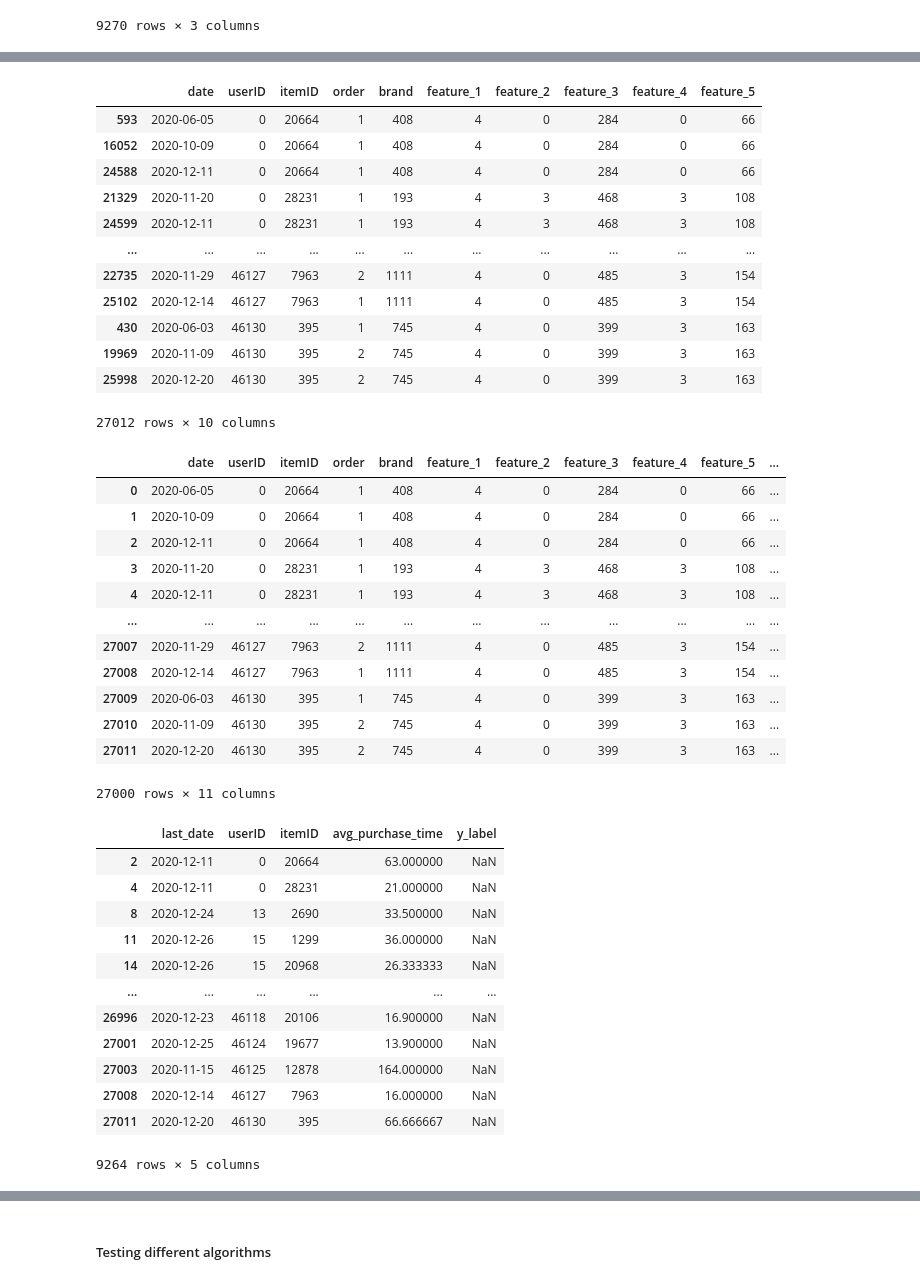
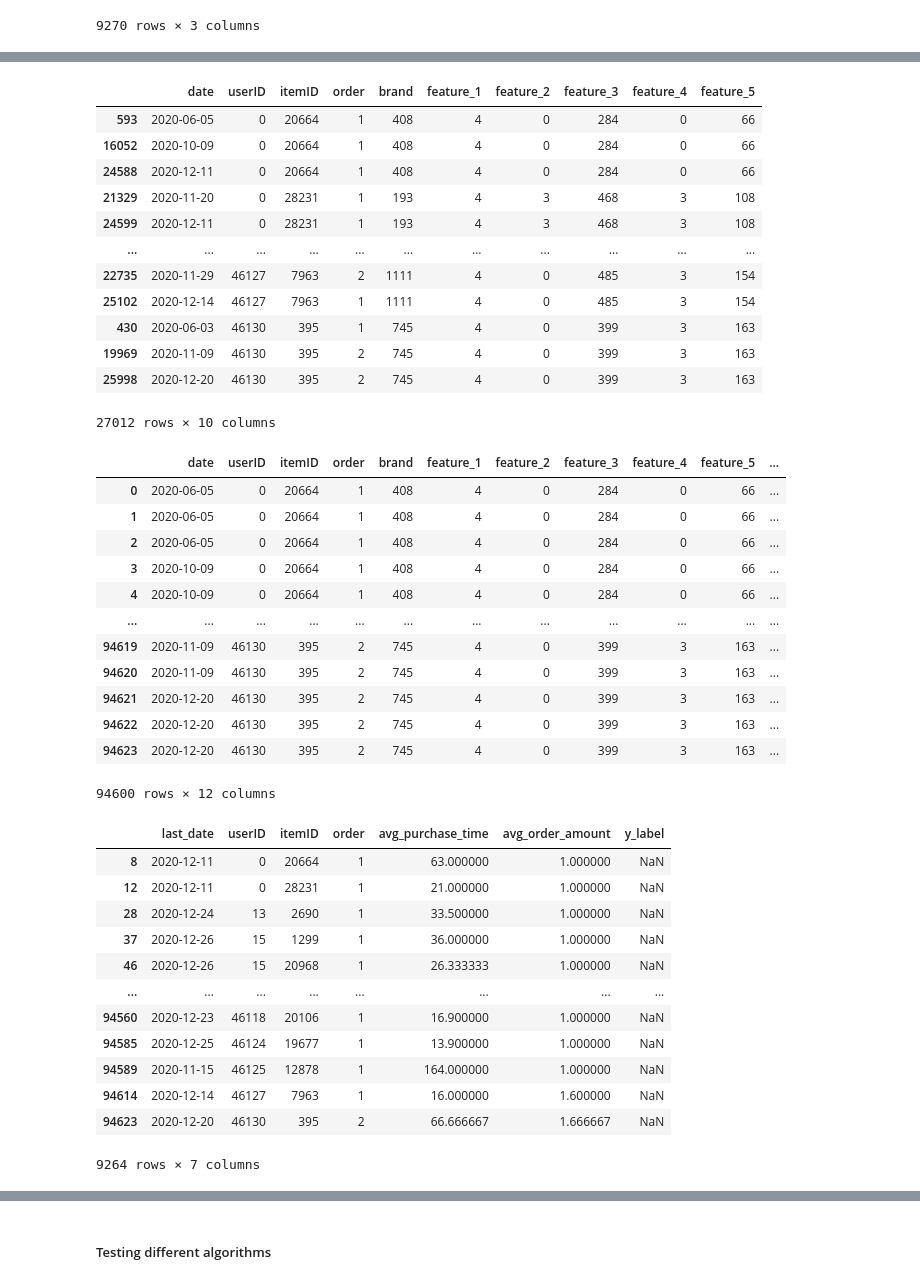
Before and after one commit to PetSchwind/DMC2022, a Jupyter notebook: notebooks/Train test splitt and label data.ipynb, the cells around one changed output, grey strips where cells are left out. Cells and saved outputs as stored; diff of their text form; code cells hidden in the pictures.

```diff
--- a/notebooks/Train test splitt and label data.ipynb
+++ b/notebooks/Train test splitt and label data.ipynb
@@ -182,10 +182,17 @@ display(tmp)
 | 9269 | 46130 | 395 | 200.0 |
 9270 rows × 3 columns
 # %%
-tmp3.drop(['order', 'date', 'brand', 'feature_1', 'feature_2', 'feature_3', 'feature_4', 'feature_5'], axis = 1, inplace = True )
+tmp3.drop(['date', 'brand', 'feature_1', 'feature_2', 'feature_3', 'feature_4', 'feature_5'], axis = 1, inplace = True )
 display(tmp3)
-tmp3 = tmp3.groupby(['userID', 'itemID']).size().reset_index(name='counts')
+tmp3['order_amount'] = tmp3.groupby(['userID','itemID'])['order'].transform('sum')
+tmp3.drop(['order'], axis = 1, inplace = True)
+display(tmp3)
+tmp7 = tmp3.copy(deep=True)
+tmp7 = tmp7.groupby(['userID', 'itemID']).size().reset_index(name='counts')
 # tmp3 = tmp3.sort_values(by=['counts'], ascending=True)
 # tmp2 = print(X_train.groupby(['userID', 'itemID']).count())
+# display(tmp3)
+# display(tmp7)
+tmp3 = pd.merge(tmp3, tmp7, on=['itemID', 'userID'], how='left')
 display(tmp3)
 # %% [output]
@@ -239,4 +259,5 @@ tmp2
 # %%
 tmp2['avg_purchase_time'] = tmp2.days_diff.div(tmp2.counts)
+tmp2['avg_order_amount'] = tmp2.order_amount.div(tmp2.counts)
 tmp2
 # %% [output]
@@ -257,7 +278,7 @@ tmp2
 display(X_train)
 X_train = pd.merge(X_train, tmp2, on=['itemID', 'userID'], how='left')
 X_train.drop(X_train[X_train['days_diff'] == 0].index, inplace=True)
-X_train.drop(['counts', 'days_diff'], axis = 1, inplace = True)
+X_train.drop(['counts', 'order_amount','days_diff'], axis = 1, inplace = True)
 X_train
 # %% [output]
 |  | date | userID | itemID | order | brand | feature_1 | feature_2 | feature_3 | feature_4 | feature_5 |
@@ -275,38 +296,38 @@ X_train
 27012 rows × 10 columns
 |  | date | userID | itemID | order | brand | feature_1 | feature_2 | feature_3 | feature_4 | feature_5 | ... |
 | 0 | 2020-06-05 | 0 | 20664 | 1 | 408 | 4 | 0 | 284 | 0 | 66 | ... |
-| 1 | 2020-10-09 | 0 | 20664 | 1 | 408 | 4 | 0 | 284 | 0 | 66 | ... |
-| 2 | 2020-12-11 | 0 | 20664 | 1 | 408 | 4 | 0 | 284 | 0 | 66 | ... |
-| 3 | 2020-11-20 | 0 | 28231 | 1 | 193 | 4 | 3 | 468 | 3 | 108 | ... |
-| 4 | 2020-12-11 | 0 | 28231 | 1 | 193 | 4 | 3 | 468 | 3 | 108 | ... |
+| 1 | 2020-06-05 | 0 | 20664 | 1 | 408 | 4 | 0 | 284 | 0 | 66 | ... |
+| 2 | 2020-06-05 | 0 | 20664 | 1 | 408 | 4 | 0 | 284 | 0 | 66 | ... |
+| 3 | 2020-10-09 | 0 | 20664 | 1 | 408 | 4 | 0 | 284 | 0 | 66 | ... |
+| 4 | 2020-10-09 | 0 | 20664 | 1 | 408 | 4 | 0 | 284 | 0 | 66 | ... |
 | ... | ... | ... | ... | ... | ... | ... | ... | ... | ... | ... | ... |
-| 27007 | 2020-11-29 | 46127 | 7963 | 2 | 1111 | 4 | 0 | 485 | 3 | 154 | ... |
-| 27008 | 2020-12-14 | 46127 | 7963 | 1 | 1111 | 4 | 0 | 485 | 3 | 154 | ... |
-| 27009 | 2020-06-03 | 46130 | 395 | 1 | 745 | 4 | 0 | 399 | 3 | 163 | ... |
-| 27010 | 2020-11-09 | 46130 | 395 | 2 | 745 | 4 | 0 | 399 | 3 | 163 | ... |
-| 27011 | 2020-12-20 | 46130 | 395 | 2 | 745 | 4 | 0 | 399 | 3 | 163 | ... |
+| 94619 | 2020-11-09 | 46130 | 395 | 2 | 745 | 4 | 0 | 399 | 3 | 163 | ... |
+| 94620 | 2020-11-09 | 46130 | 395 | 2 | 745 | 4 | 0 | 399 | 3 | 163 | ... |
+| 94621 | 2020-12-20 | 46130 | 395 | 2 | 745 | 4 | 0 | 399 | 3 | 163 | ... |
+| 94622 | 2020-12-20 | 46130 | 395 | 2 | 745 | 4 | 0 | 399 | 3 | 163 | ... |
+| 94623 | 2020-12-20 | 46130 | 395 | 2 | 745 | 4 | 0 | 399 | 3 | 163 | ... |
-27000 rows × 11 columns
+94600 rows × 12 columns
 # %%
 # We have date up until 15 of november. Want column with last order date for each userID, itemID pair
 # %%
 tmp4 = X_train.copy(deep=True)
 # %%
 tmp4 = tmp4.drop_duplicates(['userID', 'itemID'],keep='last')
-tmp4.drop(['order', 'brand', 'feature_1', 'feature_2', 'feature_3', 'feature_4', 'feature_5'], axis = 1, inplace=True)
+tmp4.drop([ 'brand', 'feature_1', 'feature_2', 'feature_3', 'feature_4', 'feature_5'], axis = 1, inplace=True)
 tmp4.rename(columns = {'date':'last_date'}, inplace = True)
 tmp4['y_label'] = np.nan
 tmp4
 # %% [output]
-|  | last_date | userID | itemID | avg_purchase_time | y_label |
-| 2 | 2020-12-11 | 0 | 20664 | 63.000000 | NaN |
-| 4 | 2020-12-11 | 0 | 28231 | 21.000000 | NaN |
-| 8 | 2020-12-24 | 13 | 2690 | 33.500000 | NaN |
-| 11 | 2020-12-26 | 15 | 1299 | 36.000000 | NaN |
-| 14 | 2020-12-26 | 15 | 20968 | 26.333333 | NaN |
-| ... | ... | ... | ... | ... | ... |
-| 26996 | 2020-12-23 | 46118 | 20106 | 16.900000 | NaN |
-| 27001 | 2020-12-25 | 46124 | 19677 | 13.900000 | NaN |
-| 27003 | 2020-11-15 | 46125 | 12878 | 164.000000 | NaN |
-| 27008 | 2020-12-14 | 46127 | 7963 | 16.000000 | NaN |
-| 27011 | 2020-12-20 | 46130 | 395 | 66.666667 | NaN |
+|  | last_date | userID | itemID | order | avg_purchase_time | avg_order_amount | y_label |
+| 8 | 2020-12-11 | 0 | 20664 | 1 | 63.000000 | 1.000000 | NaN |
+| 12 | 2020-12-11 | 0 | 28231 | 1 | 21.000000 | 1.000000 | NaN |
+| 28 | 2020-12-24 | 13 | 2690 | 1 | 33.500000 | 1.000000 | NaN |
+| 37 | 2020-12-26 | 15 | 1299 | 1 | 36.000000 | 1.000000 | NaN |
+| 46 | 2020-12-26 | 15 | 20968 | 1 | 26.333333 | 1.000000 | NaN |
+| ... | ... | ... | ... | ... | ... | ... | ... |
+| 94560 | 2020-12-23 | 46118 | 20106 | 1 | 16.900000 | 1.000000 | NaN |
+| 94585 | 2020-12-25 | 46124 | 19677 | 1 | 13.900000 | 1.000000 | NaN |
+| 94589 | 2020-11-15 | 46125 | 12878 | 1 | 164.000000 | 1.000000 | NaN |
+| 94614 | 2020-12-14 | 46127 | 7963 | 1 | 16.000000 | 1.600000 | NaN |
+| 94623 | 2020-12-20 | 46130 | 395 | 2 | 66.666667 | 1.666667 | NaN |
-9264 rows × 5 columns
+9264 rows × 7 columns
```
Also changed, not shown: parts of 23 cells of this notebook.
